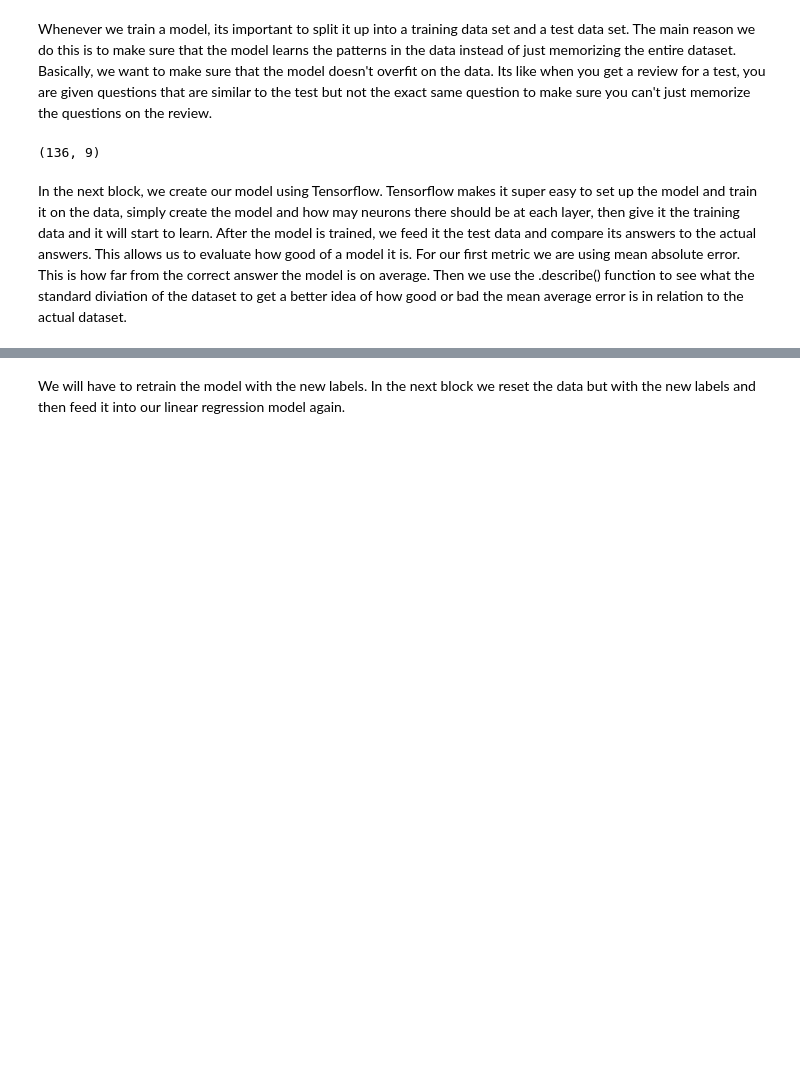
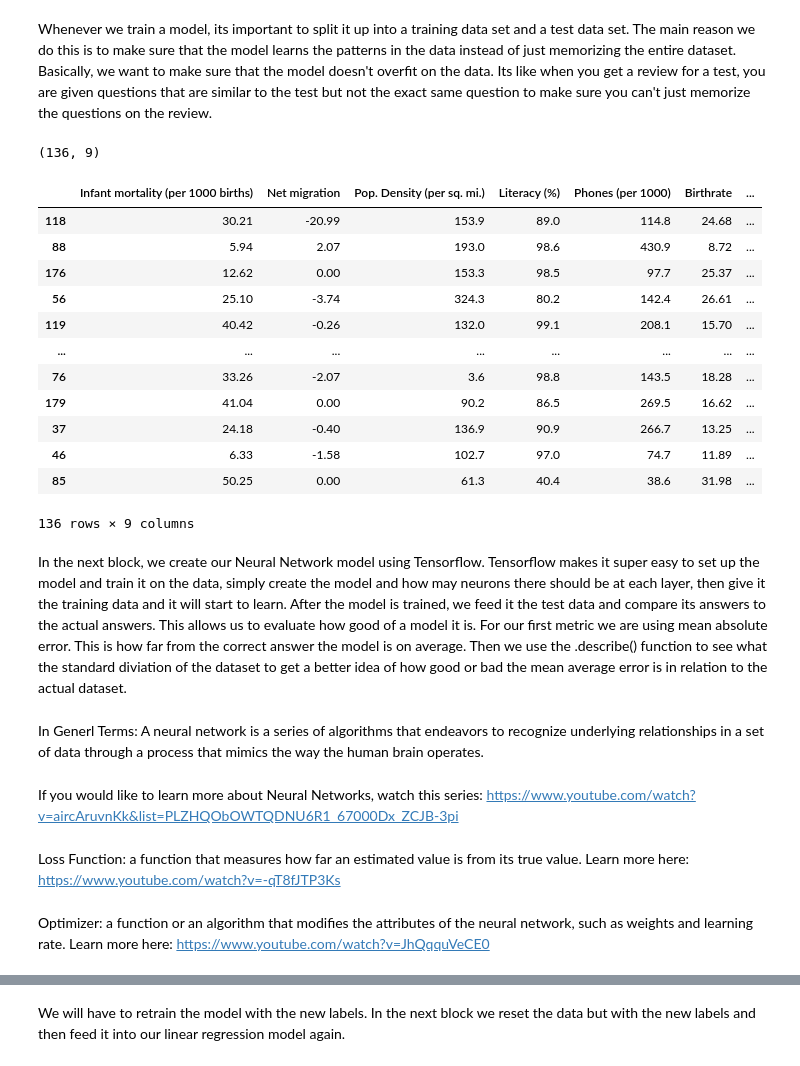
Before and after one commit to organization-x/DS-Course, a Jupyter notebook: DS_Curriculum_ML_Models_Deep_Neural_Nets.ipynb, the cells around one changed output, grey strips where cells are left out. Cells and saved outputs as stored; diff of their text form; code cells hidden in the pictures; blank space fills up the shorter version.

Commit message:
Updated ML notebooks + added data files
Have found the data csv files, worked on the neural network notebook and is currently on the linear regression

```diff
--- a/DS_Curriculum_ML_Models_Deep_Neural_Nets.ipynb
+++ b/DS_Curriculum_ML_Models_Deep_Neural_Nets.ipynb
@@ -134,18 +134,45 @@ avg_height_data.head()
 Whenever we train a model, its important to split it up into a training data set and a test data set. The main reason we do this is to make sure that the model learns the patterns in the data instead of just memorizing the entire dataset. Basically, we want to make sure that the model doesn't overfit on the data. Its like when you get a review for a test, you are given questions that are similar to the test but not the exact same question to make sure you can't just memorize the questions on the review.
 # %%
 train, test = train_test_split(gdp_data, test_size=0.3, shuffle=True)
+# The Different class of inputs
+# In this scenario, our model can learn from 9 features
 training_features = ['Infant mortality (per 1000 births)',
-       'Net migration', 'Pop. Density (per sq. mi.)', 'Literacy (%)',
-       'Phones (per 1000)', 'Birthrate', 'Agriculture', 'Industry',
-       'Service']
+                     'Net migration', 'Pop. Density (per sq. mi.)',
+                     'Literacy (%)', 'Phones (per 1000)', 'Birthrate',
+                     'Agriculture', 'Industry', 'Service']
+# The target we would like our model to predict
+# In this scenario, our model will only predict one target
 target = 'GDP ($ per capita)'
 train_X = train[training_features]
 train_Y = train[target]
 test_X = test[training_features]
 test_Y = test[target]
-# %%
-train_X.shape
-# %% [output]
-(136, 9)
+# %%
+# This tells us that we have 136 sets of data and have 9 features
+print(train_X.shape) # 136 rows and 9 columns
+train_X
+# %% [output]
+(136, 9)
+|  | Infant mortality (per 1000 births) | Net migration | Pop. Density (per sq. mi.) | Literacy (%) | Phones (per 1000) | Birthrate | ... |
+| 118 | 30.21 | -20.99 | 153.9 | 89.0 | 114.8 | 24.68 | ... |
+| 88 | 5.94 | 2.07 | 193.0 | 98.6 | 430.9 | 8.72 | ... |
+| 176 | 12.62 | 0.00 | 153.3 | 98.5 | 97.7 | 25.37 | ... |
+| 56 | 25.10 | -3.74 | 324.3 | 80.2 | 142.4 | 26.61 | ... |
+| 119 | 40.42 | -0.26 | 132.0 | 99.1 | 208.1 | 15.70 | ... |
+| ... | ... | ... | ... | ... | ... | ... | ... |
+| 76 | 33.26 | -2.07 | 3.6 | 98.8 | 143.5 | 18.28 | ... |
+| 179 | 41.04 | 0.00 | 90.2 | 86.5 | 269.5 | 16.62 | ... |
+| 37 | 24.18 | -0.40 | 136.9 | 90.9 | 266.7 | 13.25 | ... |
+| 46 | 6.33 | -1.58 | 102.7 | 97.0 | 74.7 | 11.89 | ... |
+| 85 | 50.25 | 0.00 | 61.3 | 40.4 | 38.6 | 31.98 | ... |
+136 rows × 9 columns
 # %% [markdown]
-In the next block, we create our model using Tensorflow. Tensorflow makes it super easy to set up the model and train it on the data, simply create the model and how may neurons there should be at each layer, then give it the training data and it will start to learn. After the model is trained, we feed it the test data and compare its answers to the actual answers. This allows us to evaluate how good of a model it is. For our first metric we are using mean absolute error. This is how far from the correct answer the model is on average. Then we use the .describe() function to see what the standard diviation of the dataset to get a better idea of how good or bad the mean average error is in relation to the actual dataset.
+In the next block, we create our Neural Network model using Tensorflow. Tensorflow makes it super easy to set up the model and train it on the data, simply create the model and how may neurons there should be at each layer, then give it the training data and it will start to learn. After the model is trained, we feed it the test data and compare its answers to the actual answers. This allows us to evaluate how good of a model it is. For our first metric we are using mean absolute error. This is how far from the correct answer the model is on average. Then we use the .describe() function to see what the standard diviation of the dataset to get a better idea of how good or bad the mean average error is in relation to the actual dataset.
+# %% [markdown]
+In Generl Terms: A neural network is a series of algorithms that endeavors to recognize underlying relationships in a set of data through a process that mimics the way the human brain operates.
+# %% [markdown]
+If you would like to learn more about Neural Networks, watch this series: https://www.youtube.com/watch?v=aircAruvnKk&list=PLZHQObOWTQDNU6R1_67000Dx_ZCJB-3pi
+# %% [markdown]
+Loss Function: a function that measures how far an estimated value is from its true value. Learn more here: https://www.youtube.com/watch?v=-qT8fJTP3Ks
+# %% [markdown]
+Optimizer: a function or an algorithm that modifies the attributes of the neural network, such as weights and learning rate. Learn more here: https://www.youtube.com/watch?v=JhQqquVeCE0
```
Also changed, not shown: parts of 19 cells of this notebook, 4 other files.
